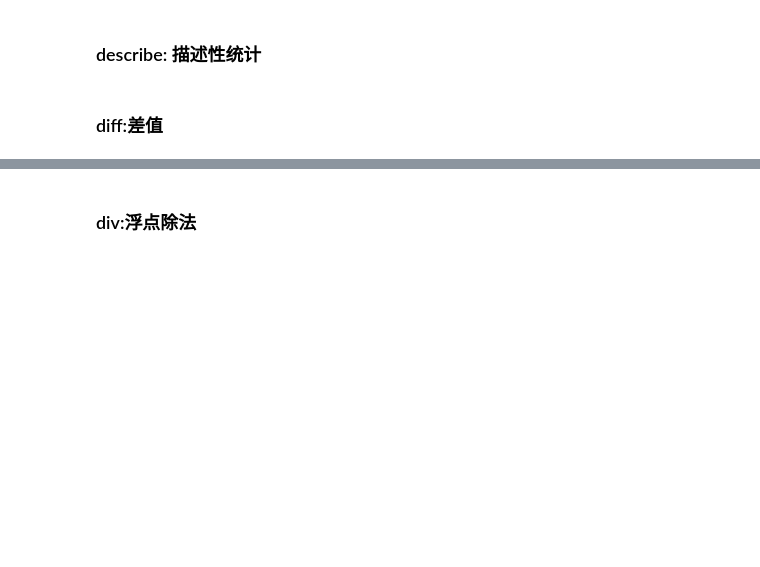
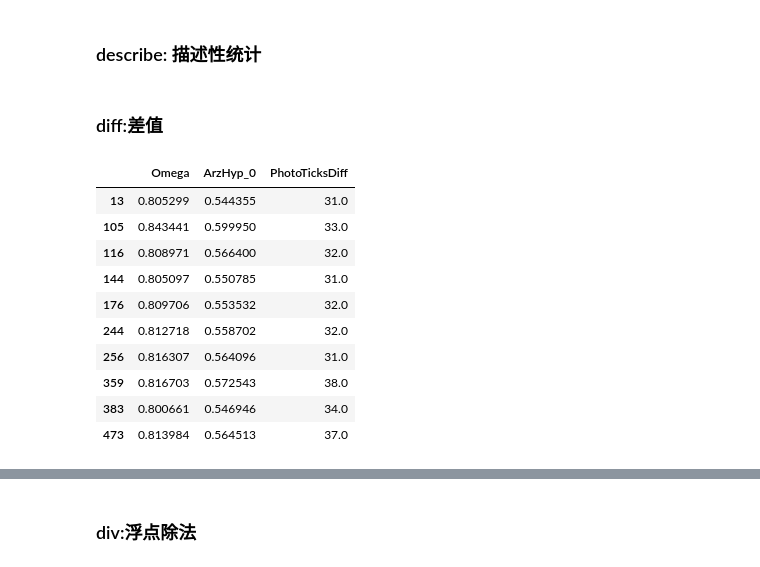
Before and after one commit to sunocean01/Python, a Jupyter notebook: pandas_instance.ipynb, the cells around one changed output, grey strips where cells are left out. Drawn from its saved outputs; the diff is of its cells as text; code cells hidden in the pictures; blank space fills up the shorter version.

```diff
--- a/pandas_instance.ipynb
+++ b/pandas_instance.ipynb
@@ -662,5 +661,19 @@ dt[['Omega','ArzHyp_0','PhotoTicksDiff']].head(10).cumsum()
 dt.describe(exclude=[object])
 # %% [markdown]
 ### diff:差值
+# %%
+dt[['Omega','ArzHyp_0','PhotoTicksDiff']].head(10)
+# %% [output]
+|  | Omega | ArzHyp_0 | PhotoTicksDiff |
+| 13 | 0.805299 | 0.544355 | 31.0 |
+| 105 | 0.843441 | 0.599950 | 33.0 |
+| 116 | 0.808971 | 0.566400 | 32.0 |
+| 144 | 0.805097 | 0.550785 | 31.0 |
+| 176 | 0.809706 | 0.553532 | 32.0 |
+| 244 | 0.812718 | 0.558702 | 32.0 |
+| 256 | 0.816307 | 0.564096 | 31.0 |
+| 359 | 0.816703 | 0.572543 | 38.0 |
+| 383 | 0.800661 | 0.546946 | 34.0 |
+| 473 | 0.813984 | 0.564513 | 37.0 |
 # %%
 dt[['Omega','ArzHyp_0','PhotoTicksDiff']].head(10).diff()
```
Also changed, not shown: parts of 2 cells of this notebook, 12 other files.
